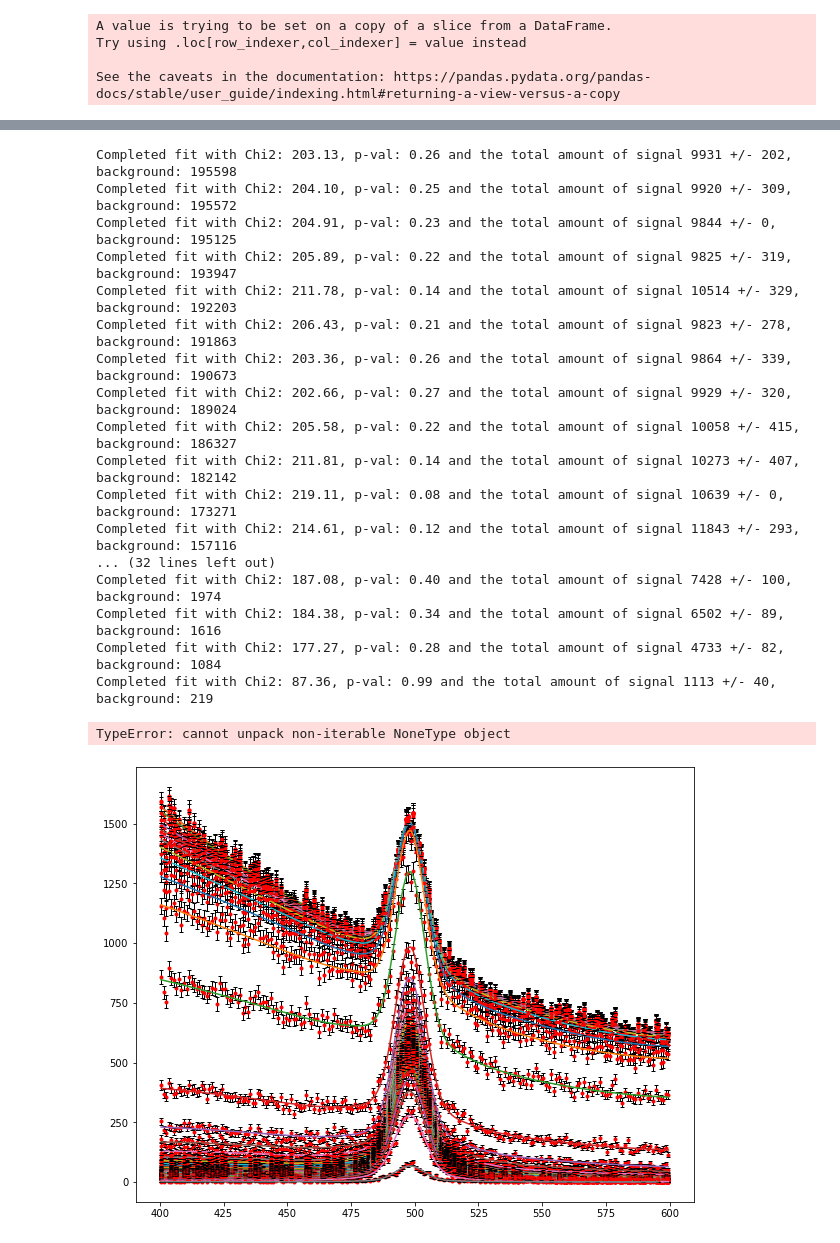
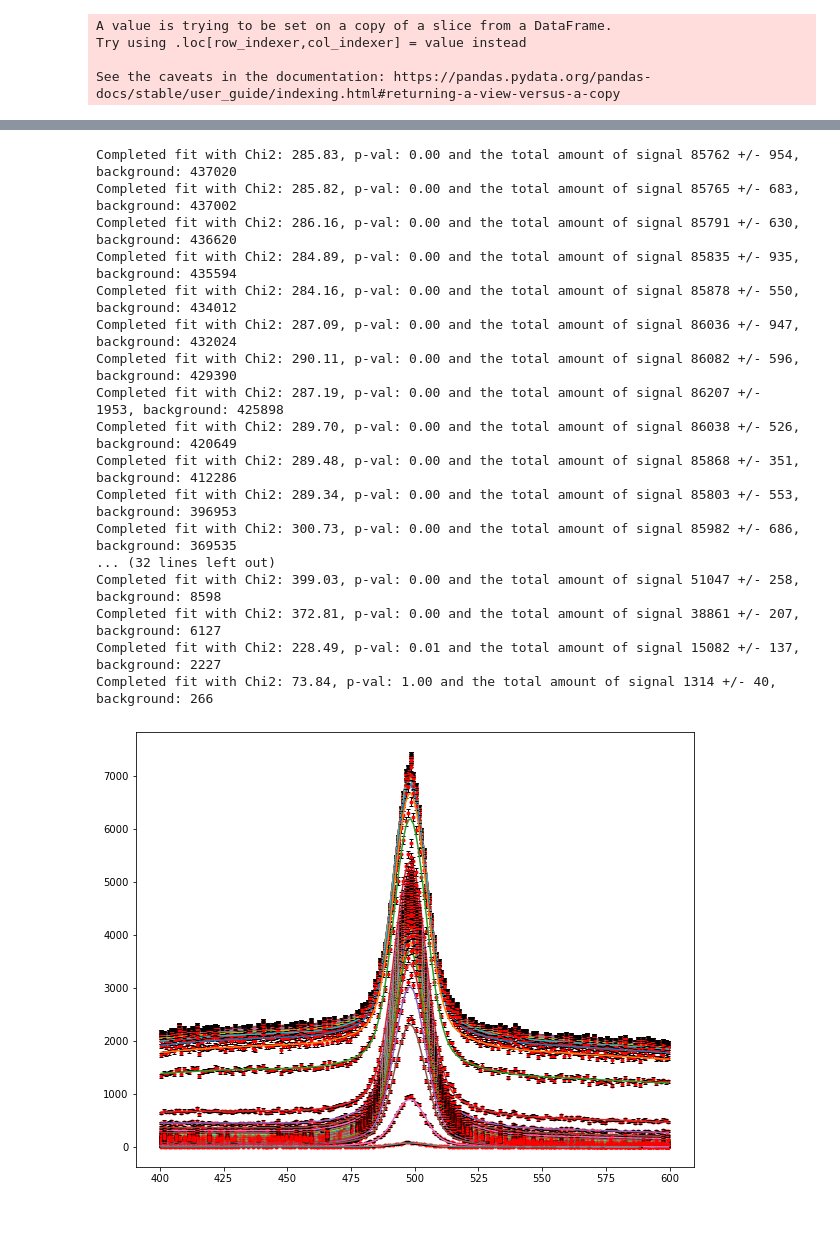
Before and after one commit to JohannSeverin/PUK_ml_high, a Jupyter notebook: ROC_data.ipynb, the cells around one changed output, grey strips where cells are left out. Saved outputs shown, nothing was run; the diff lists cells and outputs as text; code cells hidden in the pictures.

```diff
--- a/ROC_data.ipynb
+++ b/ROC_data.ipynb
@@ -13,13 +13,14 @@ from ExternalFunctions import Chi2Regression
 from scipy.stats import norm, chi2
 # %%
 # Load Data
-data_path = "../Data/data15_13TeV.00267358.physics_MinBias.30062015_v0_per_0.root"
+# data_path = "../Data/data15_13TeV.00267358.physics_MinBias.30062015_v0_per_0.root"
+data_path = "../Data/mc15_13TeV.361203.Pythia8_A2_MSTW2008LO_ND_minbias.30062015_v0_per_0.root"
 data_file = uproot.open(data_path)
 data_tree = data_file['tree']
 
-load_variables = "v0_rxy v0_chi2 cosTheta v0_ks_mass v0_rxyErr pT ntrk_pv0 a0 calpha a0xy pv0_y".split(" ")
+load_variables = "v0_rxy v0_chi2 cosTheta v0_ks_mass v0_rxyErr pT ntrk_pv0 a0 calpha a0xy pv0_y trueKs".split(" ")
 
-df = data_tree.pandas.df(load_variables, entrystop = 5 * 10**5)
+df = data_tree.pandas.df(load_variables, entrystart = 5 *  10 **6, entrystop = 5 * 10 ** 6 +  10 * 10**5)
 # %%
 # define probability variable
 model_path = "models/data_trained_xg.dat"
@@ -38,3 +39,15 @@ from scipy.special import logit, expit
 # %%
 logit_probs = df.prob.apply(logit)
 # plt.hist(df.prob.apply(logit), bins = 50);
+# %%
+rang = (400, 600)
+Nbins = 200
+
+probs_true, edges = np.histogram(df.prob[df.trueKs == 1], bins = Nbins)
+probs_false, edges = np.histogram(df.prob[df.trueKs == 0], bins = Nbins)
+
+xs = (edges[1:] + edges[:-1])/2
+
+fig, ax = plt.subplots(figsize = (10, 8))
+ax.fill_between(xs, probs_false, color = 'r')
+ax.fill_between(xs, probs_true + probs_false, probs_false, color = "g")
@@ -41,6 +57,6 @@ logit_probs = df.prob.apply(logit)
 # %%
 def fit_data(mass, logit_probs, cut = - 5.00, bins = 100, ranges = None, guesses_bkgr = [0, 0, -10, 2000], \
-             guesses_sig = [498, 6, 40000, 0.95, 2.5], lower_amount = 100, ax = None):
+             guesses_sig = [498, 6, 80000, 0.95, 2.5], lower_amount = 100, ax = None):
     # Cut the data
     mass = mass[logit_probs > cut].copy()
 
@@ -101,38 +117,37 @@ def fit_data(mass, logit_probs, cut = - 5.00, bins = 100, ranges = None, guesses
 # %%
 cuts = np.linspace(0, 1, 50)
 sizes = []
 backgrounds = []
 plt.ion()
 
 fig, ax = plt.subplots(figsize = (10, 8))
 
 for val in cuts:
-#     try:
-    full_min, back = fit_data(df.v0_ks_mass, df.prob, cut = val, ranges = (400, 600), ax = ax, bins = 200)
-    sizes.append(full_min.values['size'])
-    backgrounds.append(back)
-#     except:
-#         pass
+    try:
+        full_min, back = fit_data(df.v0_ks_mass, df.prob, cut = val, ranges = (400, 600), ax = ax, bins = 200)
+        sizes.append(full_min.values['size'])
+        backgrounds.append(back)
+    except:
+         pass
 # %% [output]
-Completed fit with Chi2: 203.13, p-val: 0.26 and the total amount of signal 9931 +/- 202, background: 195598
-Completed fit with Chi2: 204.10, p-val: 0.25 and the total amount of signal 9920 +/- 309, background: 195572
-Completed fit with Chi2: 204.91, p-val: 0.23 and the total amount of signal 9844 +/- 0, background: 195125
-Completed fit with Chi2: 205.89, p-val: 0.22 and the total amount of signal 9825 +/- 319, background: 193947
-Completed fit with Chi2: 211.78, p-val: 0.14 and the total amount of signal 10514 +/- 329, background: 192203
-Completed fit with Chi2: 206.43, p-val: 0.21 and the total amount of signal 9823 +/- 278, background: 191863
-Completed fit with Chi2: 203.36, p-val: 0.26 and the total amount of signal 9864 +/- 339, background: 190673
-Completed fit with Chi2: 202.66, p-val: 0.27 and the total amount of signal 9929 +/- 320, background: 189024
-Completed fit with Chi2: 205.58, p-val: 0.22 and the total amount of signal 10058 +/- 415, background: 186327
-Completed fit with Chi2: 211.81, p-val: 0.14 and the total amount of signal 10273 +/- 407, background: 182142
-Completed fit with Chi2: 219.11, p-val: 0.08 and the total amount of signal 10639 +/- 0, background: 173271
-Completed fit with Chi2: 214.61, p-val: 0.12 and the total amount of signal 11843 +/- 293, background: 157116
+Completed fit with Chi2: 285.83, p-val: 0.00 and the total amount of signal 85762 +/- 954, background: 437020
+Completed fit with Chi2: 285.82, p-val: 0.00 and the total amount of signal 85765 +/- 683, background: 437002
+Completed fit with Chi2: 286.16, p-val: 0.00 and the total amount of signal 85791 +/- 630, background: 436620
+Completed fit with Chi2: 284.89, p-val: 0.00 and the total amount of signal 85835 +/- 935, background: 435594
+Completed fit with Chi2: 284.16, p-val: 0.00 and the total amount of signal 85878 +/- 550, background: 434012
+Completed fit with Chi2: 287.09, p-val: 0.00 and the total amount of signal 86036 +/- 947, background: 432024
+Completed fit with Chi2: 290.11, p-val: 0.00 and the total amount of signal 86082 +/- 596, background: 429390
+Completed fit with Chi2: 287.19, p-val: 0.00 and the total amount of signal 86207 +/- 1953, background: 425898
+Completed fit with Chi2: 289.70, p-val: 0.00 and the total amount of signal 86038 +/- 526, background: 420649
+Completed fit with Chi2: 289.48, p-val: 0.00 and the total amount of signal 85868 +/- 351, background: 412286
+Completed fit with Chi2: 289.34, p-val: 0.00 and the total amount of signal 85803 +/- 553, background: 396953
+Completed fit with Chi2: 300.73, p-val: 0.00 and the total amount of signal 85982 +/- 686, background: 369535
 ... (32 lines left out)
-Completed fit with Chi2: 187.08, p-val: 0.40 and the total amount of signal 7428 +/- 100, background: 1974
-Completed fit with Chi2: 184.38, p-val: 0.34 and the total amount of signal 6502 +/- 89, background: 1616
-Completed fit with Chi2: 177.27, p-val: 0.28 and the total amount of signal 4733 +/- 82, background: 1084
-Completed fit with Chi2: 87.36, p-val: 0.99 and the total amount of signal 1113 +/- 40, background: 219
+Completed fit with Chi2: 399.03, p-val: 0.00 and the total amount of signal 51047 +/- 258, background: 8598
+Completed fit with Chi2: 372.81, p-val: 0.00 and the total amount of signal 38861 +/- 207, background: 6127
+Completed fit with Chi2: 228.49, p-val: 0.01 and the total amount of signal 15082 +/- 137, background: 2227
+Completed fit with Chi2: 73.84, p-val: 1.00 and the total amount of signal 1314 +/- 40, background: 266
-TypeError: cannot unpack non-iterable NoneType object
-[figure, old version]
+[figure, new version]
 # %%
 sizes = np.array(sizes)
 background = np.array(backgrounds)
```
Also changed, not shown: parts of 4 cells of this notebook, 3 other files.
